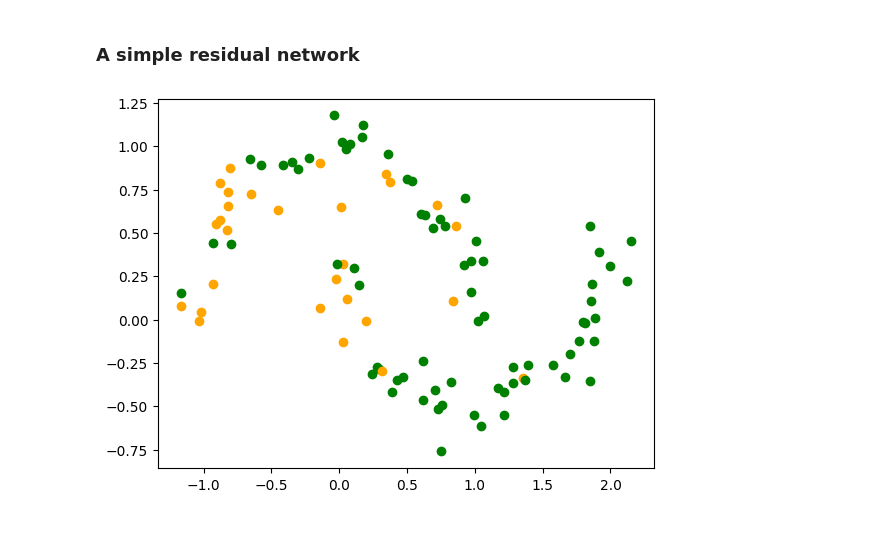
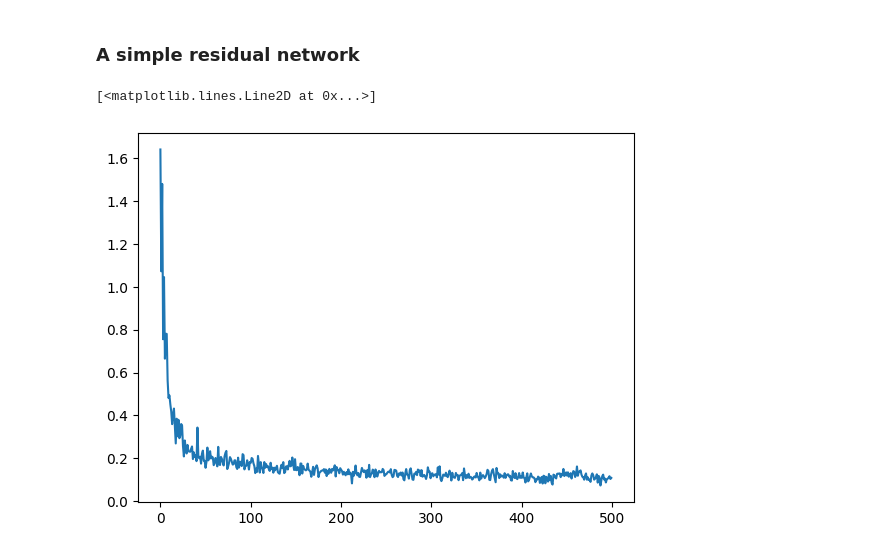
Before and after one commit to LeonY117/Bayes-Stochastic-Depth, a Jupyter notebook: notebooks/two_moon.ipynb, the cells around one changed output. Saved outputs shown, nothing was run; the diff lists cells and outputs as text; code cells hidden in the pictures.

```diff
--- a/notebooks/two_moon.ipynb
+++ b/notebooks/two_moon.ipynb
@@ -61,7 +84,7 @@ class Bayesian_net(nn.Module):
     def set_bayes_mode(self, state: bool, mode: str) -> None:
         if mode == "dropout":
             self._set_dropout(state)
-        elif mode == "stochastic_depth":
+        elif mode == "sd":
             self._set_stochastic_depth(state)
         else:
             print(f"Mode {mode} is not supported.")
@@ -78,6 +101,8 @@ class Bayesian_net(nn.Module):
 ### A simple residual network
 # %%
 class Residual_sd_block(nn.Module):
+    """Implements a simple x + lin(x) block"""
+
     def __init__(self, features: int, p: float = 0.5) -> None:
         super().__init__()
         self.block = nn.Sequential(
@@ -107,12 +132,3 @@ class Sd_network(Bayesian_net):
 
     def _forward_impl(self, x: Tensor) -> Tensor:
         return self.blocks(x)
-# %%
-net = Sd_network(2, 1, 10, 5, p=0.5)
-
-linear_layer = nn.Linear(2, 5)
-y_pred = net(X) > 0.5
-
-plot_two_moons(X, y_pred)
-# %% [output]
-[figure, removed]
@@ -118,0 +145,28 @@ plot_two_moons(X, y_pred)
+# %%
+net = Sd_network(2, 1, 12, 10, p=0.5)
+
+optimizer = torch.optim.SGD(net.parameters(), lr=0.05, momentum=0.9, weight_decay=1e-4)
+# optimizer = torch.optim.Adam(net.parameters(), lr=0.1)
+criterion = nn.CrossEntropyLoss()
+criterion = nn.BCELoss()
+
+history = []
+
+for epoch in tqdm(range(500)):
+    optimizer.zero_grad()
+    y_logits = net(X_train)
+
+    # print(y_logits.flatten()[:10])
+    # print(Y_train[:10])
+
+    loss = criterion(y_logits.squeeze(1), Y_train)
+    history.append(loss.item())
+
+    loss.backward()
+
+    optimizer.step()
+
+plt.plot(history)
+# %% [output]
+[<matplotlib.lines.Line2D at 0x...>]
+[figure, added]
```
Also changed, not shown: parts of 6 cells of this notebook.
